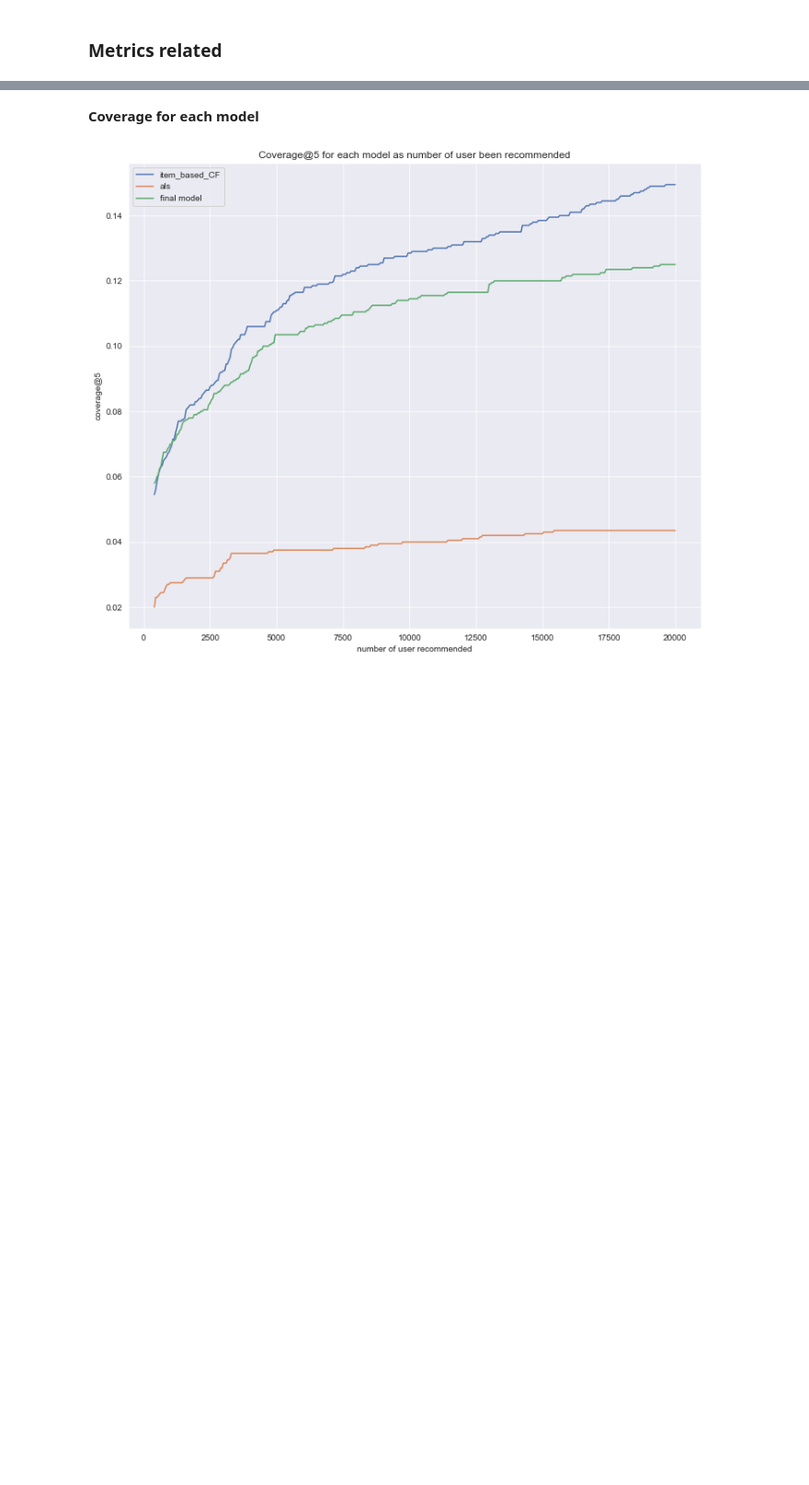
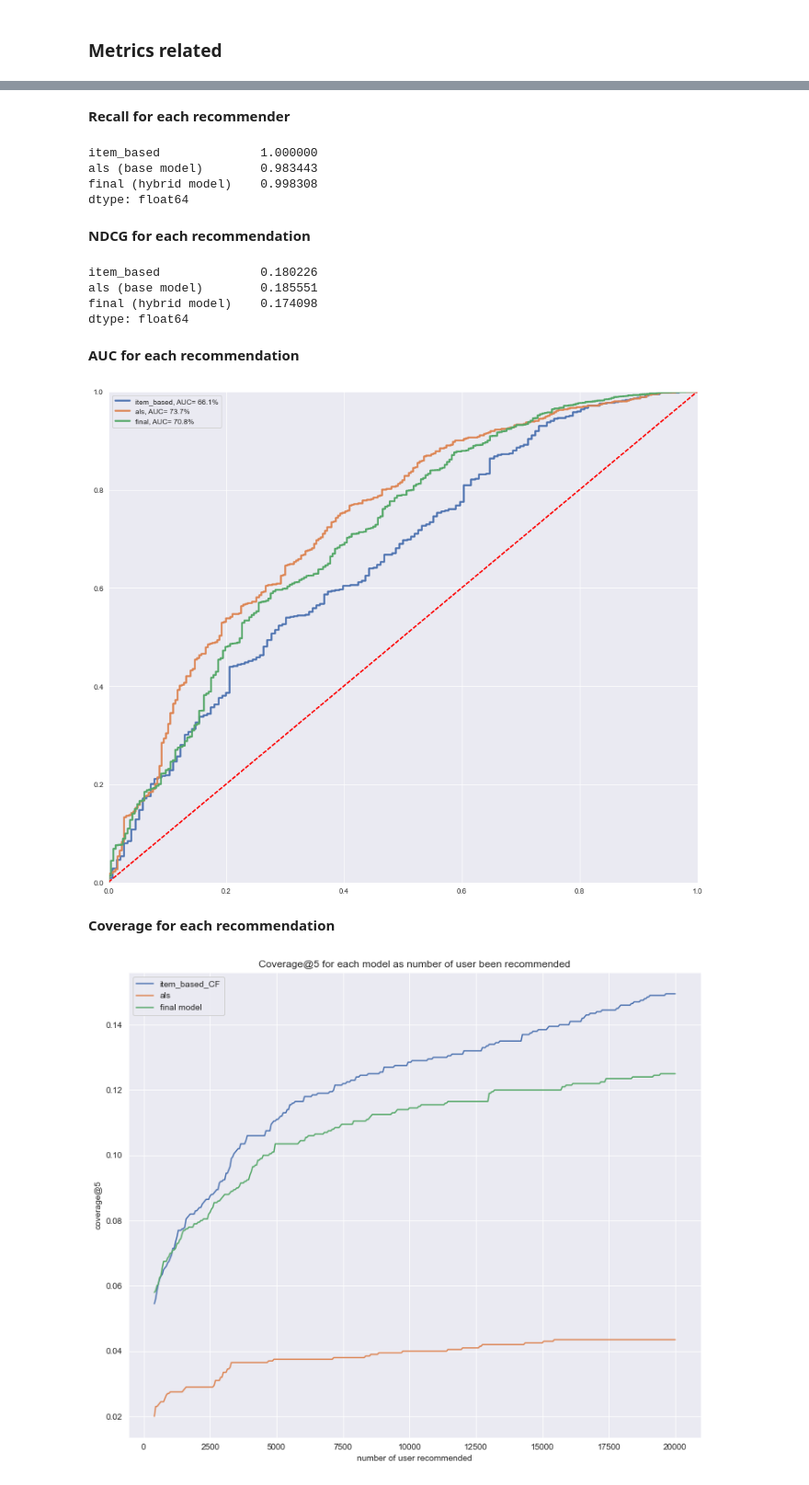
Before and after one commit to syeehyn/personalization-system, a Jupyter notebook: notebook/final_report.ipynb, the cells around one changed output, grey strips where cells are left out. Shown at 92% size. Drawn from its saved outputs; the diff is of its cells as text; code cells hidden in the pictures; blank space fills up the shorter version.

```diff
--- a/notebook/final_report.ipynb
+++ b/notebook/final_report.ipynb
@@ -1219,0 +1208,4 @@ plt.show()
+# %%
+test_known_pred_item = sample_test_df[['userId', 'movieId', 'rating']].merge(memory_based_recommend_items)
+test_known_pred_als = sample_test_df[['userId', 'movieId', 'rating']].merge(als_recommend_items)
+test_known_pred_final = sample_test_df[['userId', 'movieId', 'rating']].merge(final_recommend_items)
@@ -1220,5 +1251,43 @@ plt.show()
+# %% [markdown]
+**Recall for each recommender**
+# %%
+recall_recom = pd.Series({'item_based': recall_score(test_known_pred_item.rating>=3, test_known_pred_item.prediction>=3),
+                'als (base model)': recall_score(test_known_pred_als.rating>=3, test_known_pred_als.prediction>=3),
+                    'final (hybrid model)': recall_score(test_known_pred_final.rating>=3, test_known_pred_final.prediction>=3)})
+
+display(recall_recom)
+# %% [output]
+item_based              1.000000
+als (base model)        0.983443
+final (hybrid model)    0.998308
+dtype: float64
+# %% [markdown]
+**NDCG for each recommendation**
+# %%
+ndcg_recom = pd.Series({'item_based': NDCG(memory_based_recommend_items, sample_test_df),
+                'als (base model)': NDCG(als_recommend_items, sample_test_df),
+                    'final (hybrid model)':  NDCG(final_recommend_items, sample_test_df)})
+
+display(ndcg_recom)
+# %% [output]
+item_based              0.180226
+als (base model)        0.185551
+final (hybrid model)    0.174098
+dtype: float64
+# %% [markdown]
+**AUC for each recommendation**
+# %%
+true_binary_item = test_known_pred_item.rating >= 3
+true_binary_als = test_known_pred_als.rating >= 3
+true_binary_final = test_known_pred_final.rating >= 3
+_plot_ROC({"item_based": ROC(test_known_pred_item.prediction, true_binary_item)})
+_plot_ROC({"als": ROC(test_known_pred_als.prediction, true_binary_als)})
+_plot_ROC({"final": ROC(test_known_pred_final.prediction, true_binary_final)})
+plt.show()
+# %% [output]
+[figure, added]
 # %% [markdown]
-**Coverage for each model**
+**Coverage for each recommendation**
 # %%
 num_users = []
 memory_res = []
```
Also changed, not shown: parts of 64 cells of this notebook, 16 other files.
